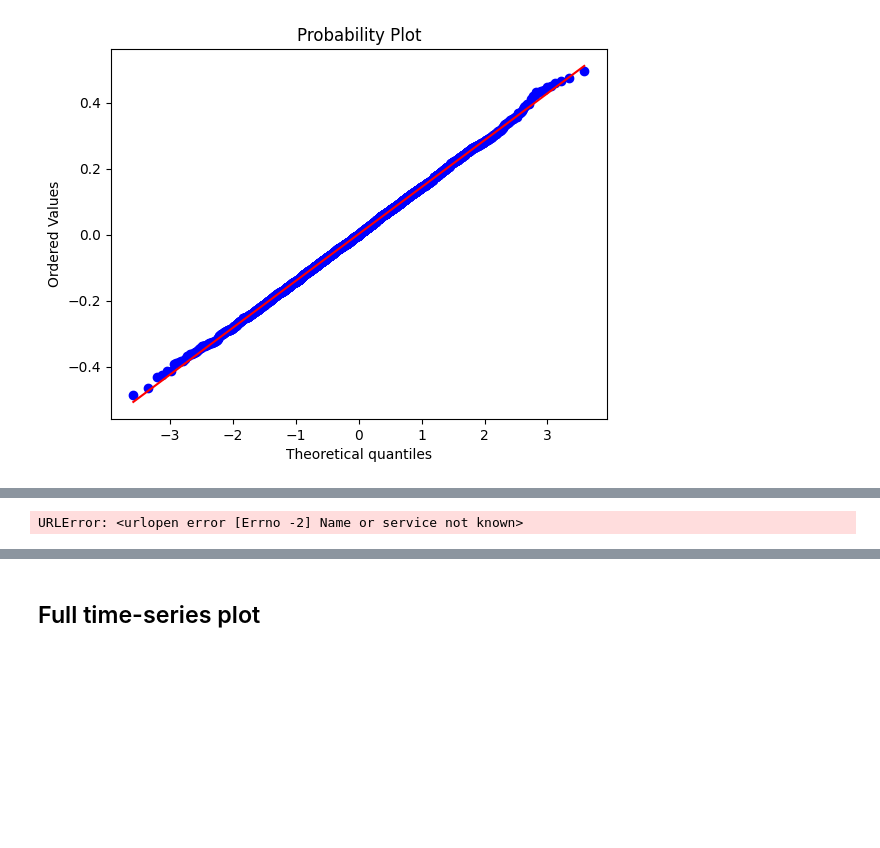
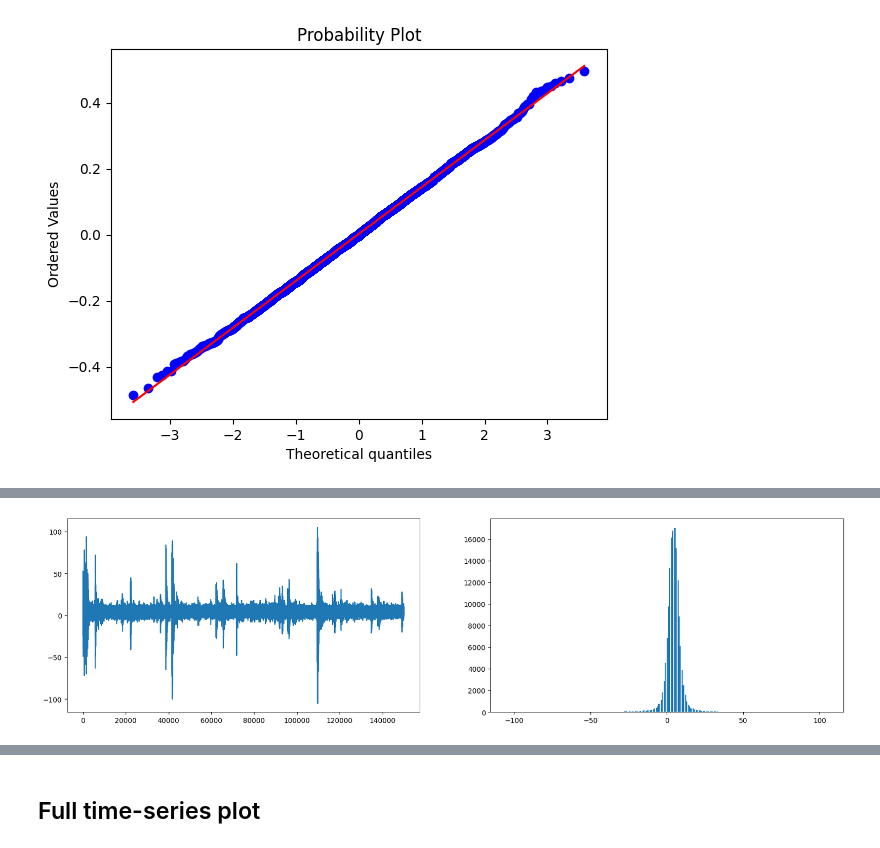
Before and after one commit to rsautter/Chi, a Jupyter notebook: examples/Chi_Space.ipynb, the cells around one changed output, grey strips where cells are left out. Drawn from its saved outputs; the diff is of its cells as text; code cells hidden in the pictures; blank space fills up the shorter version.

```diff
--- a/examples/Chi_Space.ipynb
+++ b/examples/Chi_Space.ipynb
@@ -89,11 +110,17 @@ swc_s
 # %%
-symh = chi.get_SYMH()["SYMH"].values
+def get_Acoustic1():
+	'''
+	Source:
+		https://www.kaggle.com/competitions/LANL-Earthquake-Prediction/overview
+	'''
+	return pd.read_csv(r'seg_1b1ad8.csv')["acoustic_data"].values
 
+ac1 = get_Acoustic1()
 plt.figure(figsize=(20,5))
 plt.subplot(1,2,1)
-plt.plot(symh)
+plt.plot(ac1)
 plt.subplot(1,2,2)
-plt.hist(symh,bins=25)
+plt.hist(ac1,bins=300)
 plt.show()
 # %% [output]
-URLError: <urlopen error [Errno -2] Name or service not known>
+[figure, added]
```
Also changed, not shown: parts of 23 cells of this notebook.
